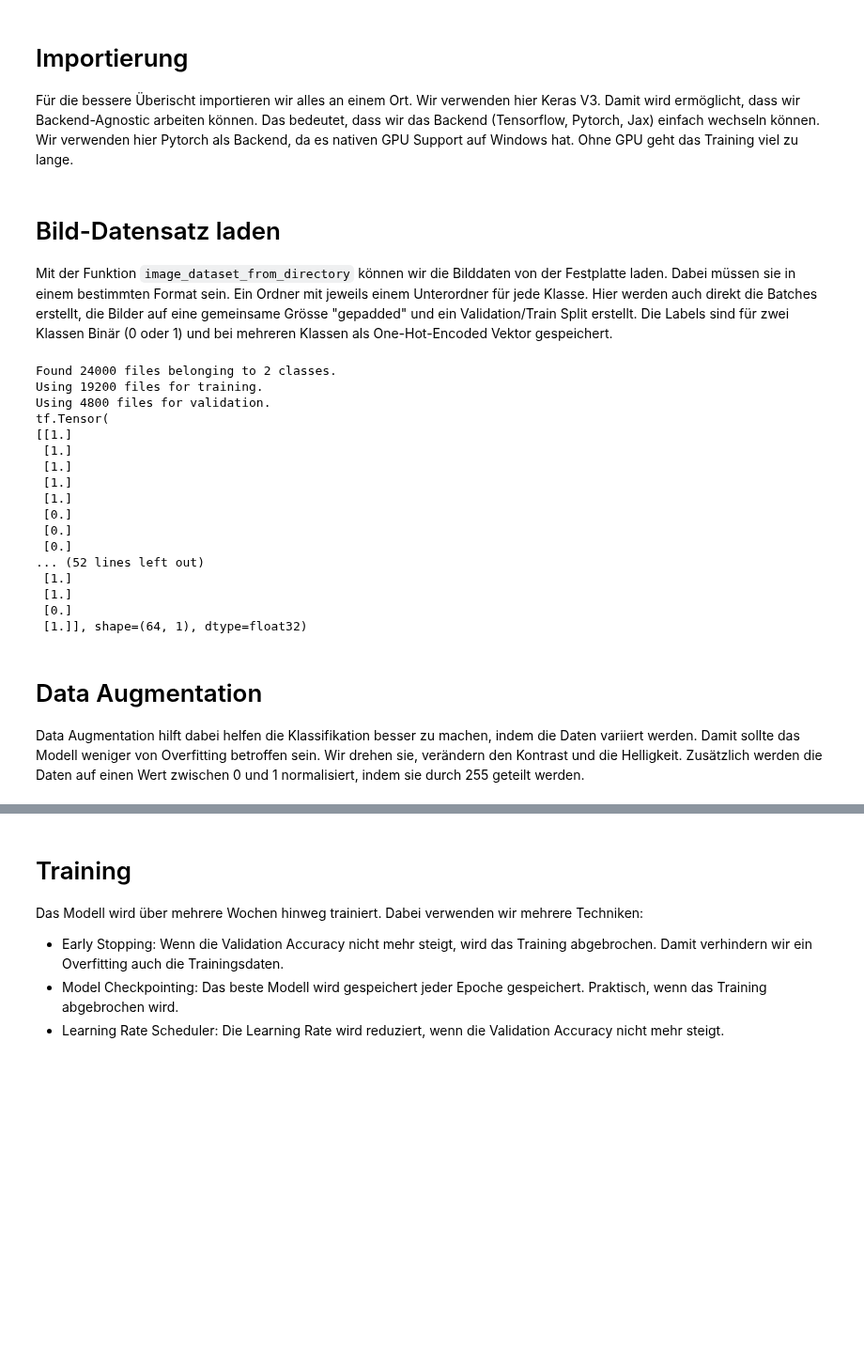
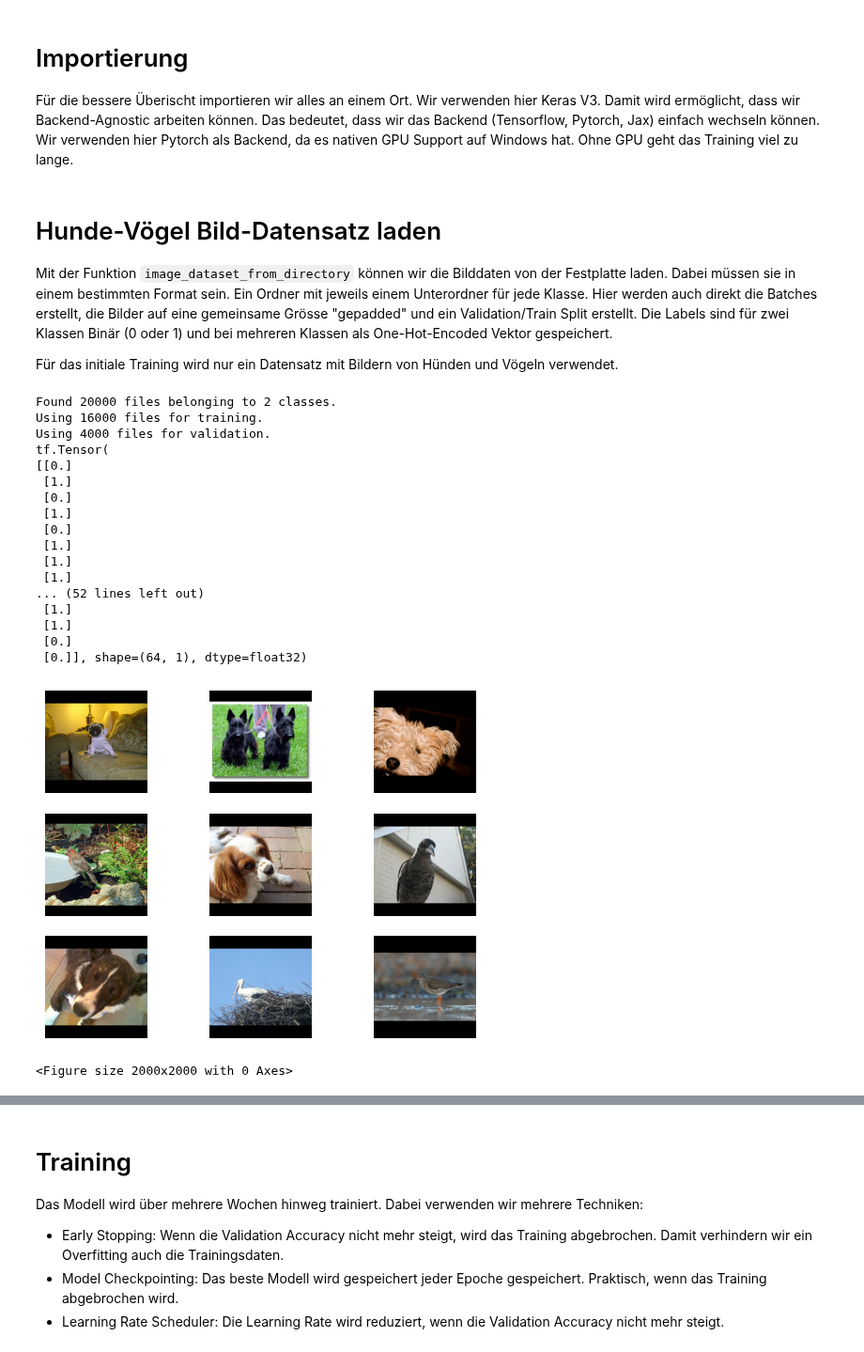
Before and after one commit to AngryBacteria/deeplearning-project-gujen1-steij14, a Jupyter notebook: imagenet_cnn.ipynb, the cells around one changed output, grey strips where cells are left out. Shown at 94% size. Saved outputs shown, nothing was run; the diff lists cells and outputs as text; code cells hidden in the pictures; blank space fills up the shorter version.

Commit message:
first good model done :)

```diff
--- a/imagenet_cnn.ipynb
+++ b/imagenet_cnn.ipynb
@@ -20,54 +24,62 @@ AUGMENT = True
 # %% [markdown]
-# Bild-Datensatz laden
+# Hunde-Vögel Bild-Datensatz laden
 
 Mit der Funktion `image_dataset_from_directory` können wir die Bilddaten von der Festplatte laden. Dabei müssen sie in einem bestimmten Format sein. Ein Ordner mit jeweils einem Unterordner für jede Klasse. Hier werden auch direkt die Batches erstellt, die Bilder auf eine gemeinsame Grösse "gepadded" und ein Validation/Train Split erstellt. Die Labels sind für zwei Klassen Binär (0 oder 1) und bei mehreren Klassen als One-Hot-Encoded Vektor gespeichert.
+
+Für das initiale Training wird nur ein Datensatz mit Bildern von Hünden und Vögeln verwendet.
 # %%
-_data_dir = os.path.join("data", "images")
+_data_dir = os.path.join("data", "dog_bird", "images")
 _entries = os.listdir(_data_dir)
 _folder_count = sum(os.path.isdir(os.path.join(_data_dir, entry)) for entry in _entries)
 
 train_ds, val_ds = keras.utils.image_dataset_from_directory(
-        os.path.join("data", "images"),
-        labels="inferred",
-        label_mode="binary" if _folder_count == 2 else "categorical",
-        color_mode="rgb",
-        batch_size=BATCH_SIZE,
-        image_size=IMAGE_SIZE,
-        shuffle=True,
-        interpolation="bilinear",
-        pad_to_aspect_ratio=True,
-        validation_split=0.2,
-        subset="both",
-        seed=42,
-    )
-
+    _data_dir,
+    labels="inferred",
+    label_mode="binary" if _folder_count == 2 else "categorical",
+    color_mode="rgb",
+    batch_size=BATCH_SIZE,
+    image_size=IMAGE_SIZE,
+    shuffle=True,
+    interpolation="bilinear",
+    pad_to_aspect_ratio=True,
+    validation_split=0.2,
+    subset="both",
+    seed=42,
+)
 for _, _labels in train_ds.take(1):
     print(_labels)
     break
 
 if len(train_ds.class_names) == 2:
     NUMBER_OF_CLASSES = 1
 else:
     NUMBER_OF_CLASSES = len(train_ds.class_names)
+
+
+for batch_images, _ in train_ds.take(1):
+    for i in range(9):
+        ax = plt.subplot(3, 3, i + 1)
+        plt.imshow(keras.utils.array_to_img(batch_images[i]))
+        plt.axis("off")
+plt.figure(figsize=(20, 20))
+plt.show()
 # %% [output]
-Found 24000 files belonging to 2 classes.
-Using 19200 files for training.
-Using 4800 files for validation.
+Found 20000 files belonging to 2 classes.
+Using 16000 files for training.
+Using 4000 files for validation.
 tf.Tensor(
-[[1.]
+[[0.]
+ [1.]
+ [0.]
+ [1.]
+ [0.]
  [1.]
  [1.]
  [1.]
- [1.]
- [0.]
- [0.]
- [0.]
 ... (52 lines left out)
  [1.]
  [1.]
  [0.]
- [1.]], shape=(64, 1), dtype=float32)
+ [0.]], shape=(64, 1), dtype=float32)
+[figure, added]
+<Figure size 2000x2000 with 0 Axes>
-# %% [markdown]
-# Data Augmentation
-
-Data Augmentation hilft dabei helfen die Klassifikation besser zu machen, indem die Daten variiert werden. Damit sollte das Modell weniger von Overfitting betroffen sein. Wir drehen sie, verändern den Kontrast und die Helligkeit. Zusätzlich werden die Daten auf einen Wert zwischen 0 und 1 normalisiert, indem sie durch 255 geteilt werden.
```
Also changed, not shown: parts of 7 cells of this notebook, 3 other files.
